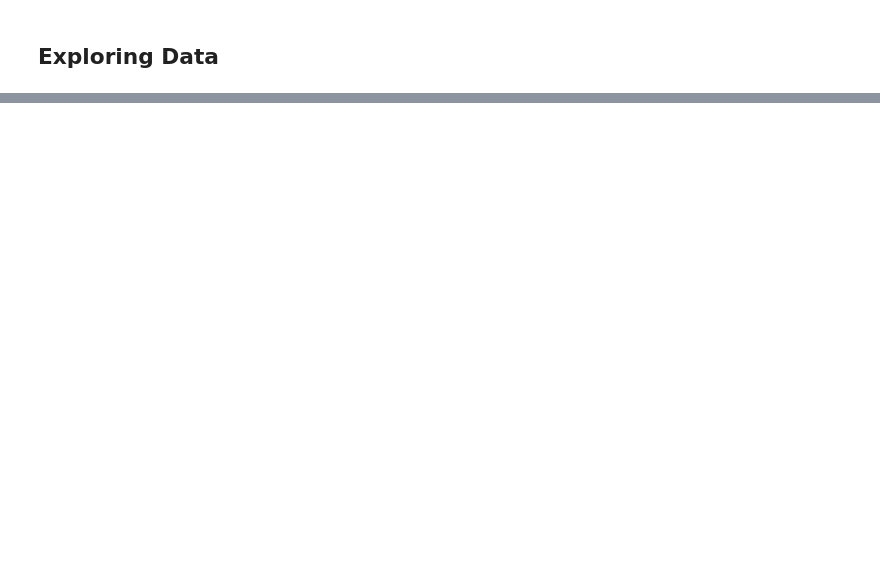
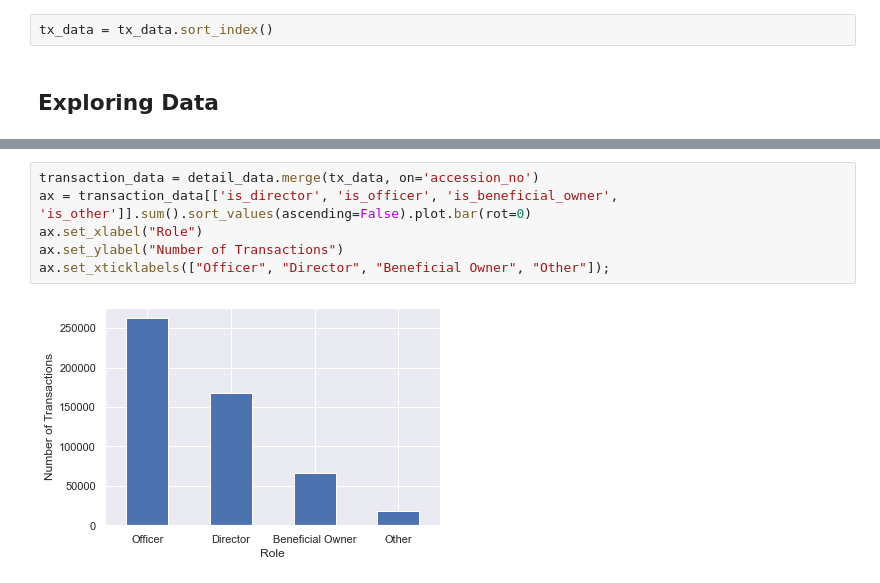
Before and after one commit to oongjiexiang/URECA-Research, a Jupyter notebook: Exploratory Analysis.ipynb, the cells around one changed output, grey strips where cells are left out. Cells and saved outputs as stored; diff of their text form; blank space fills up the shorter version.

```diff
--- a/Exploratory Analysis.ipynb
+++ b/Exploratory Analysis.ipynb
@@ -119,2 +221,4 @@ df_no_title[df_no_title.isnull().any(axis=1)]
+# %%
+tx_data = tx_data.sort_index()
 # %% [markdown]
 ## Exploring Data
@@ -120,0 +256,8 @@ df_no_title[df_no_title.isnull().any(axis=1)]
+# %%
+transaction_data = detail_data.merge(tx_data, on='accession_no')
+ax = transaction_data[['is_director', 'is_officer', 'is_beneficial_owner', 'is_other']].sum().sort_values(ascending=False).plot.bar(rot=0)
+ax.set_xlabel("Role")
+ax.set_ylabel("Number of Transactions")
+ax.set_xticklabels(["Officer", "Director", "Beneficial Owner", "Other"]);
+# %% [output]
+[figure, added]
```
Also changed, not shown: parts of 38 cells of this notebook, 3 other files.
